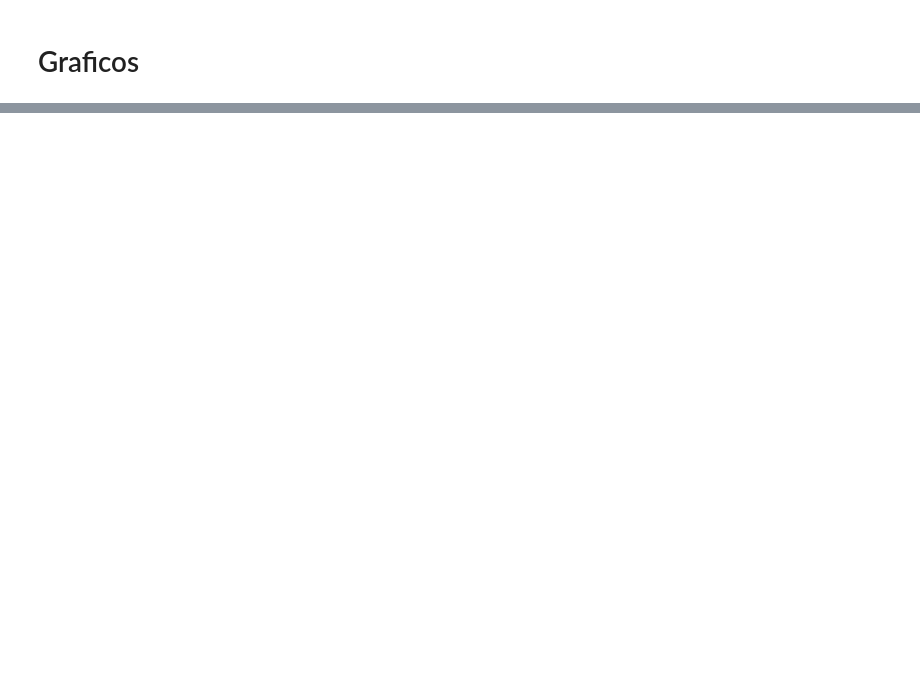
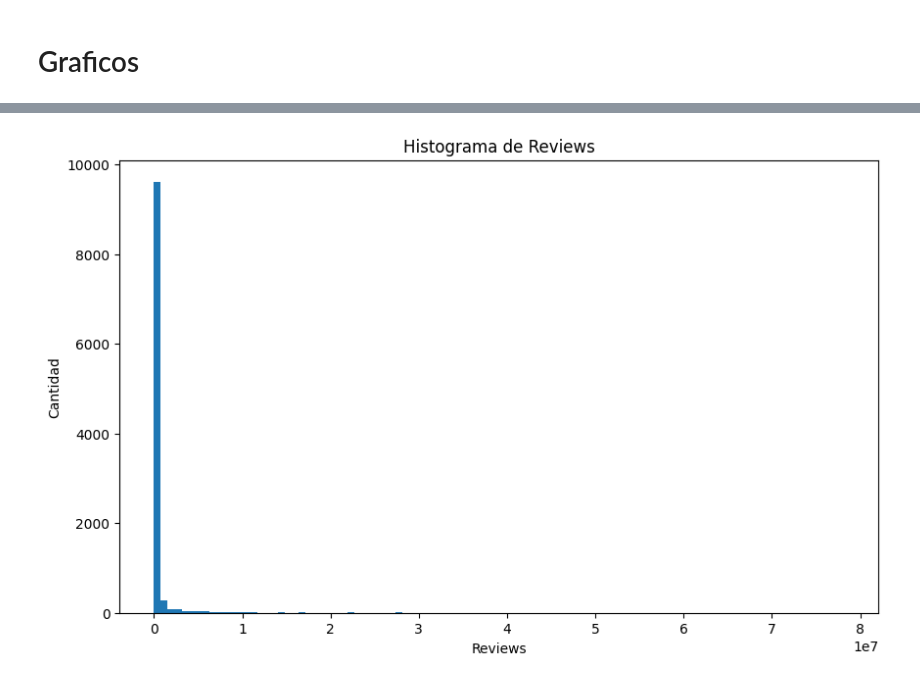
Before and after one commit to fernk01/Orga_Datos, a Jupyter notebook: tps/tp1/tp1.ipynb, the cells around one changed output, grey strips where cells are left out. Cells and saved outputs as stored; diff of their text form; code cells hidden in the pictures; blank space fills up the shorter version.

```diff
--- a/tps/tp1/tp1.ipynb
+++ b/tps/tp1/tp1.ipynb
@@ -142,0 +120,8 @@ Name: count, dtype: int64
+# %%
+# Cramos una funcion para quitar las comas y el simbolo * de la columna "Installs".
+def convert_to_int(value):
+    if isinstance(value, str):
+        return int(value.replace(',', '').replace('+', ''))
+    return int(value)
+
+df_app['Installs'] = df_app['Installs'].apply(convert_to_int)
@@ -143 +130,4 @@ Name: count, dtype: int64
+# %%
+df_app["Type"].value_counts()
+df_app["Type"] = df_app["Type"].astype("category")   # La variable "Type" la consideramos como categórica.
 # %% [markdown]
@@ -177,10 +135,7 @@ df.sample(5)
 # %%
 # La columna "Price" es de tipo object, pero tiene valores numéricos y letras ($). Eliminos el signo "$" y la convertimos a numérica.
-df["Price"] = df["Price"].astype("str").str.replace("$", "")
-
-# reemplazar el dato incorrecto en la columna "Price" -> "Everyone" y se reemplaza por 0.
-df.loc[df["Price"] == "Everyone", "Price"] = 0
+df_app["Price"] = df_app["Price"].astype("str").str.replace("$", "")
 
 # La variable "Price" la consideramos como numérica.
-df["Price"] = df["Price"].astype("float16")
+df_app["Price"] = df_app["Price"].astype("str").astype("float32")
 # %% [markdown]
@@ -225,6 +176,6 @@ df.loc[10472, "Last Updated"] = "January 1, 2019"
 # %%
 # Convertir la columna 'fecha' a tipo fecha
-df['Last Updated'] = pd.to_datetime(df['Last Updated'])
+df_app['Last Updated'] = pd.to_datetime(df_app['Last Updated'])
 # %% [markdown]
 ## Columna Android Ver
 # %%
@@ -284,0 +226,10 @@ plt.show()
+# %%
+# Hacemos un hstogram de la variable "Reviews".
+plt.figure(figsize=(10, 6))
+plt.hist(df_app["Reviews"], bins=100)
+plt.xlabel("Reviews")
+plt.ylabel("Cantidad")
+plt.title("Histograma de Reviews")
+plt.show()
+# %% [output]
+[figure, added]
```
Also changed, not shown: parts of 59 cells of this notebook.
